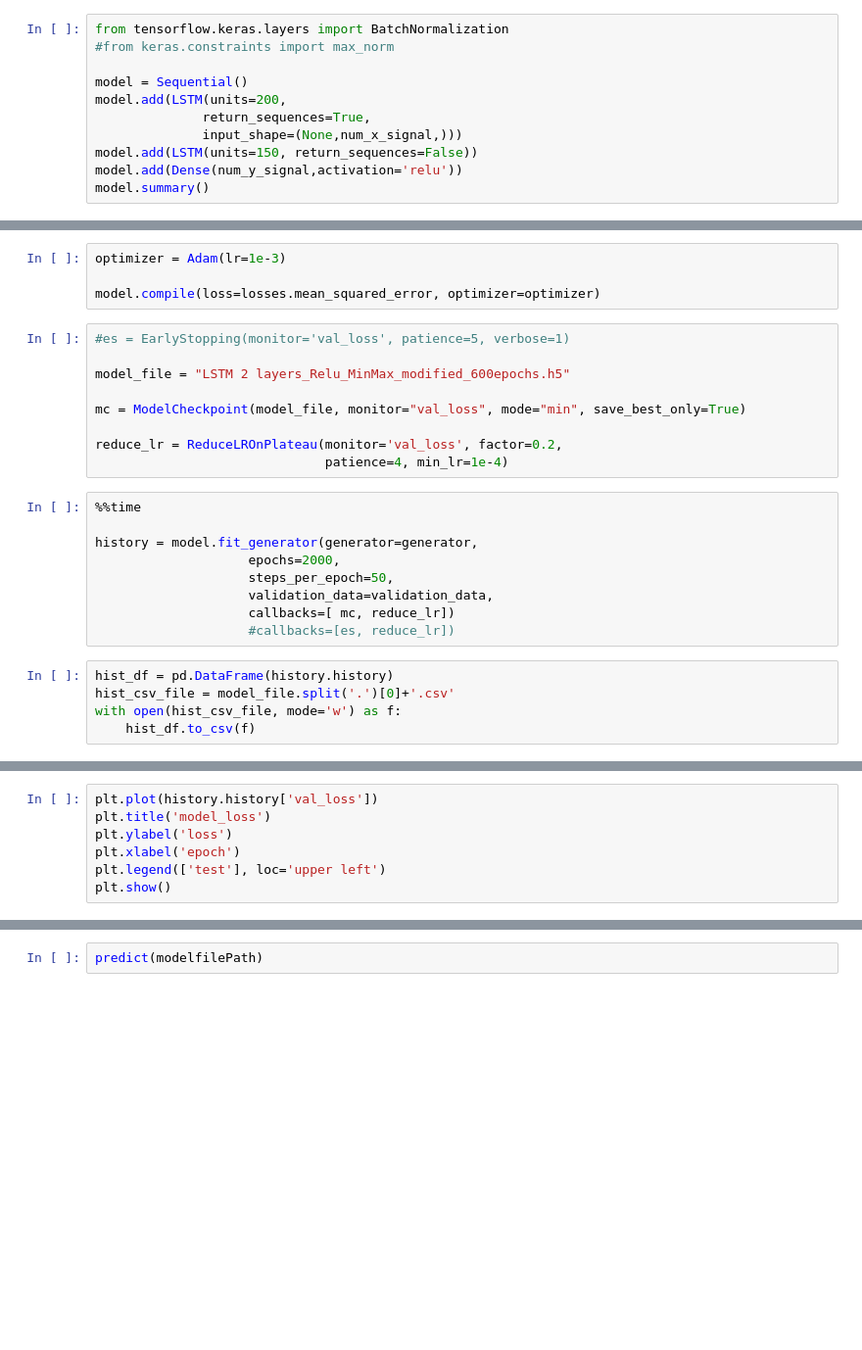
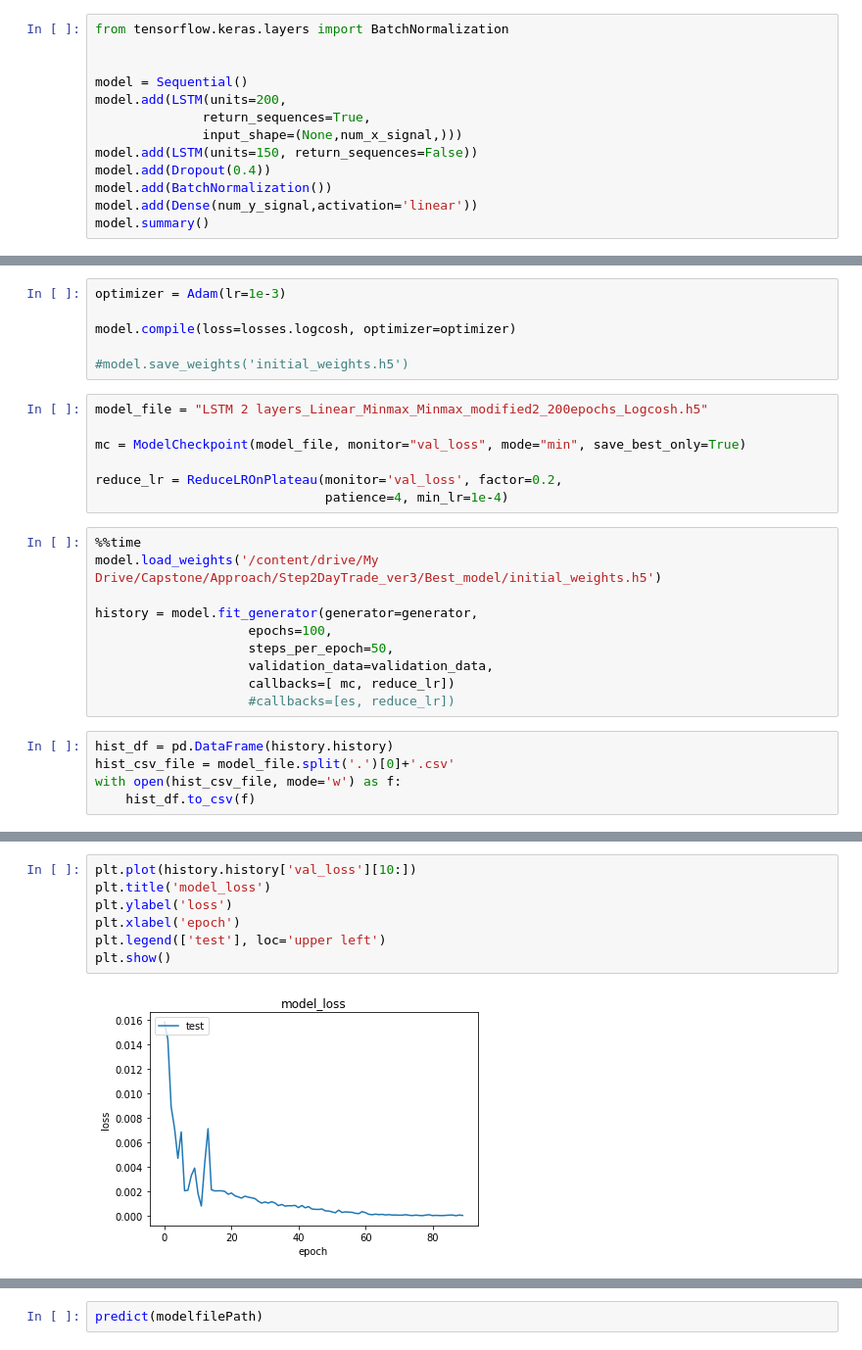
Before and after one commit to kmaciver/Ryerson_Capstone, a Jupyter notebook: Approach/Step2-DayTrade/DayTradeSinglePrediction_ver3.ipynb, the cells around one changed output, grey strips where cells are left out. Shown at 98% size. Saved outputs shown, nothing was run; the diff lists cells and outputs as text; blank space fills up the shorter version.

```diff
--- a/Approach/Step2-DayTrade/DayTradeSinglePrediction_ver3.ipynb
+++ b/Approach/Step2-DayTrade/DayTradeSinglePrediction_ver3.ipynb
@@ -315,13 +302,15 @@ validation_data = (X_val, Y_val)
 ## Create Recurrent Neural Network
 # %%
 from tensorflow.keras.layers import BatchNormalization
-#from keras.constraints import max_norm
+
 
 model = Sequential()
 model.add(LSTM(units=200,
               return_sequences=True,
               input_shape=(None,num_x_signal,)))
 model.add(LSTM(units=150, return_sequences=False))
-model.add(Dense(num_y_signal,activation='relu'))
+model.add(Dropout(0.4))
+model.add(BatchNormalization())
+model.add(Dense(num_y_signal,activation='linear'))
 model.summary()
 # %% [output]
@@ -345,11 +334,11 @@ _________________________________________________________________
 # %%
 optimizer = Adam(lr=1e-3)
 
-model.compile(loss=losses.mean_squared_error, optimizer=optimizer)
+model.compile(loss=losses.logcosh, optimizer=optimizer)
+
+#model.save_weights('initial_weights.h5')
 # %%
-#es = EarlyStopping(monitor='val_loss', patience=5, verbose=1)
-
-model_file = "LSTM 2 layers_Relu_MinMax_modified_600epochs.h5"
+model_file = "LSTM 2 layers_Linear_Minmax_Minmax_modified2_200epochs_Logcosh.h5"
 
 mc = ModelCheckpoint(model_file, monitor="val_loss", mode="min", save_best_only=True)
 
@@ -357,9 +346,10 @@ reduce_lr = ReduceLROnPlateau(monitor='val_loss', factor=0.2,
                               patience=4, min_lr=1e-4)
 # %%
 %%time
+model.load_weights('/content/drive/My Drive/Capstone/Approach/Step2DayTrade_ver3/Best_model/initial_weights.h5')
 
 history = model.fit_generator(generator=generator,
-                    epochs=2000,
+                    epochs=100,
                     steps_per_epoch=50,
                     validation_data=validation_data,
                     callbacks=[ mc, reduce_lr])
@@ -381,8 +377,10 @@ historyFilePath
 # %%
-plt.plot(history.history['val_loss'])
+plt.plot(history.history['val_loss'][10:])
 plt.title('model_loss')
 plt.ylabel('loss')
 plt.xlabel('epoch')
 plt.legend(['test'], loc='upper left')
 plt.show()
+# %% [output]
+[figure, added]
 # %%
```
Also changed, not shown: parts of 16 cells of this notebook.
